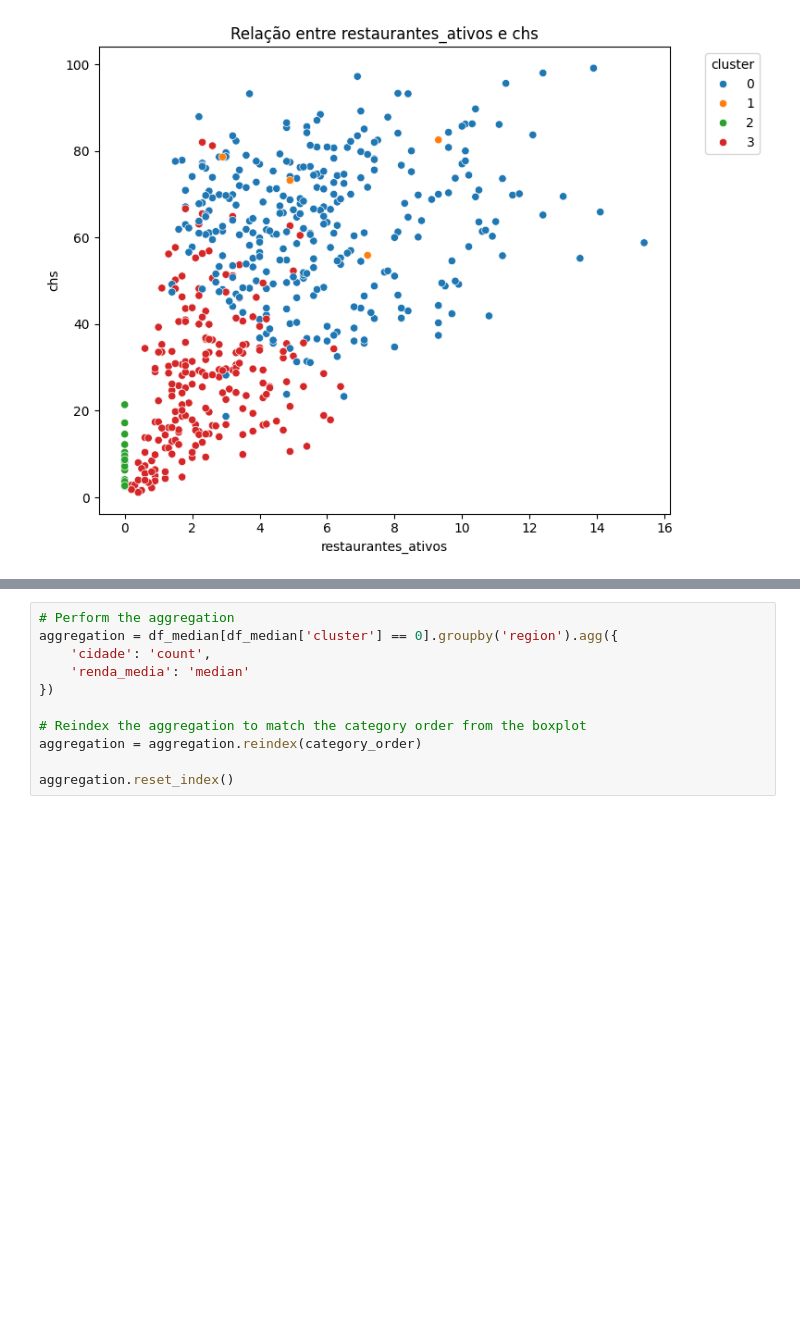
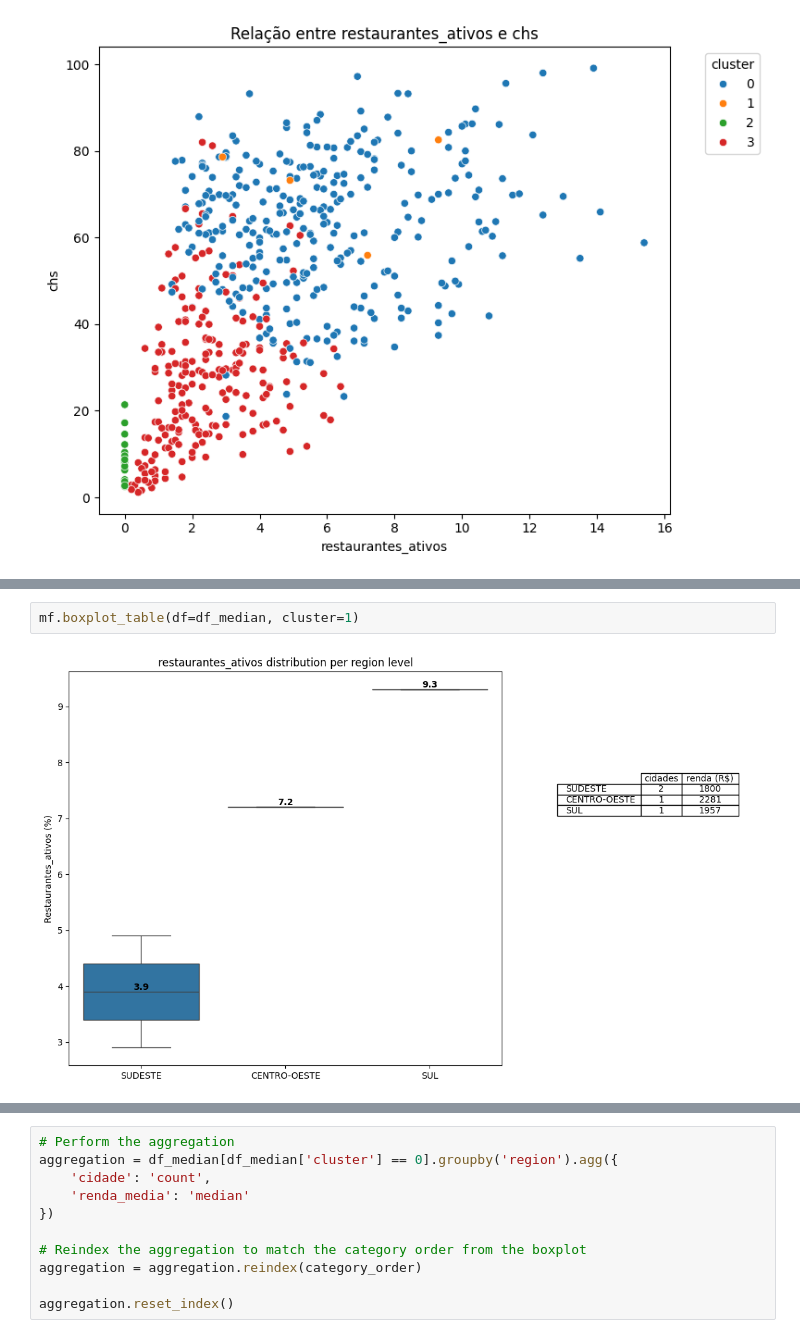
Before and after one commit to j4-metrics/Case-Ifood---Data-Analyst, a Jupyter notebook: PS_Ifood_Data_Analyst.ipynb, the cells around one changed output, grey strips where cells are left out. Cells and saved outputs as stored; diff of their text form; blank space fills up the shorter version.

```diff
--- a/PS_Ifood_Data_Analyst.ipynb
+++ b/PS_Ifood_Data_Analyst.ipynb
@@ -525,0 +473,4 @@ plt.show()
+# %%
+mf.boxplot_table(df=df_median, cluster=1)
+# %% [output]
+[figure, added]
```
Also changed, not shown: parts of 7 cells of this notebook, 2 other files.
